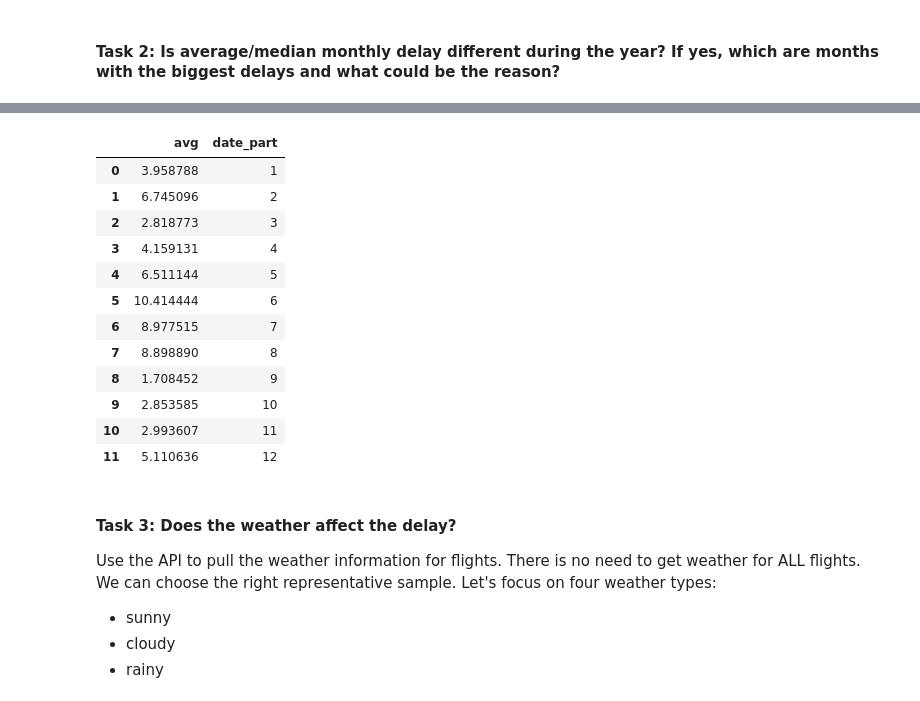
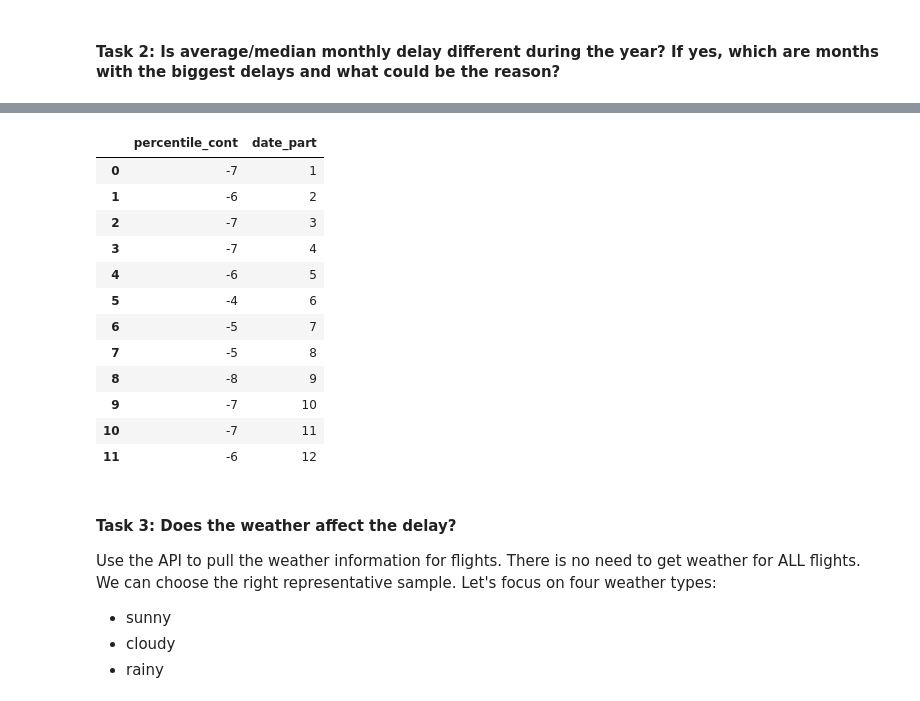
Before and after one commit to Graham-Broughton/flight_delay, a Jupyter notebook: exploratory_analysis.ipynb, the cells around one changed output, grey strips where cells are left out. Drawn from its saved outputs; the diff is of its cells as text; code cells hidden in the pictures.

```diff
--- a/exploratory_analysis.ipynb
+++ b/exploratory_analysis.ipynb
@@ -16,19 +119,19 @@ import scipy.stats as st
 # %%
-pd.read_csv('avg delay by month.txt')
+pd.read_csv('median by month.txt')
 # %% [output]
-|  | avg | date_part |
-| 0 | 3.958788 | 1 |
-| 1 | 6.745096 | 2 |
-| 2 | 2.818773 | 3 |
-| 3 | 4.159131 | 4 |
-| 4 | 6.511144 | 5 |
-| 5 | 10.414444 | 6 |
-| 6 | 8.977515 | 7 |
-| 7 | 8.898890 | 8 |
-| 8 | 1.708452 | 9 |
-| 9 | 2.853585 | 10 |
-| 10 | 2.993607 | 11 |
-| 11 | 5.110636 | 12 |
+|  | percentile_cont | date_part |
+| 0 | -7 | 1 |
+| 1 | -6 | 2 |
+| 2 | -7 | 3 |
+| 3 | -7 | 4 |
+| 4 | -6 | 5 |
+| 5 | -4 | 6 |
+| 6 | -5 | 7 |
+| 7 | -5 | 8 |
+| 8 | -8 | 9 |
+| 9 | -7 | 10 |
+| 10 | -7 | 11 |
+| 11 | -6 | 12 |
 # %% [markdown]
 #### **Task 3**: Does the weather affect the delay?
 Use the API to pull the weather information for flights. There is no need to get weather for ALL flights. We can choose the right representative sample. Let's focus on four weather types:
```
Also changed, not shown: parts of 60 cells of this notebook, 5 other files.
